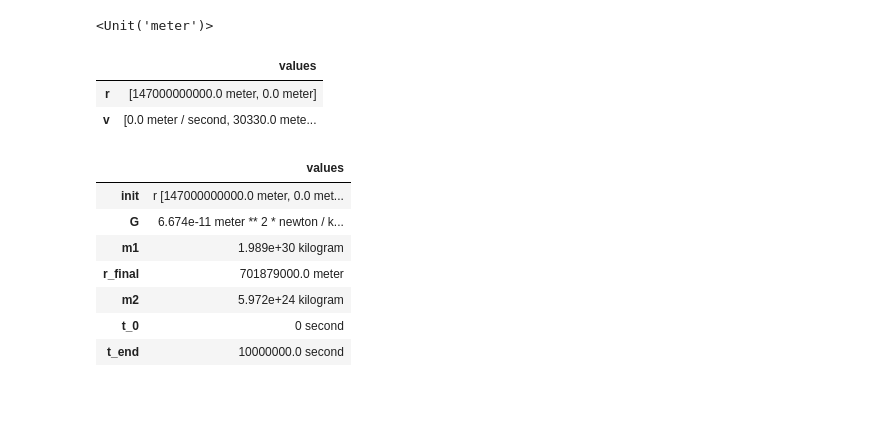
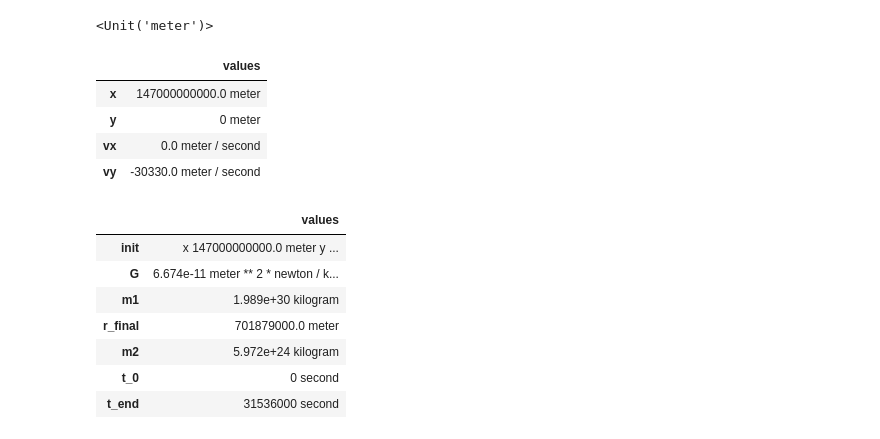
Before and after one commit to sbansal22/ModSimPy, a Jupyter notebook: code/orbit_homework.ipynb, the cells around one changed output. Drawn from its saved outputs; the diff is of its cells as text; code cells hidden in the pictures; blank space fills up the shorter version.

```diff
--- a/code/orbit_homework.ipynb
+++ b/code/orbit_homework.ipynb
@@ -35,17 +35,17 @@ m = UNITS.meter
 # %%
 # And an inition condition (with everything in SI units)
 r_0 = 147e9 * m
-x = 147e9 * m
-y = 0 * m
-vx = 0 * m /s
-vy = 30330 * m /s
 
-init = State(r = Vector (x, y),
-             v = Vector (vx, vy))
+init = State(x = r_0,
+             y = 0 * m,
+             vx = 0 * m /s,
+             vy = -30330 * m /s)
 # %% [output]
 |  | values |
-| r | [147000000000.0 meter, 0.0 meter] |
-| v | [0.0 meter / second, 30330.0 mete... |
+| x | 147000000000.0 meter |
+| y | 0 meter |
+| vx | 0.0 meter / second |
+| vy | -30330.0 meter / second |
 # %%
 # Making a system object
 
@@ -58,16 +58,16 @@ system = System(init=init,
                 r_final=r_sun + r_earth,
                 m2=5.972e24 * kg,
                 t_0=0 * s,
-                t_end=1e7 * s)
+                t_end=31536000 * s)
 # %% [output]
 |  | values |
-| init | r [147000000000.0 meter, 0.0 met... |
+| init | x 147000000000.0 meter y ... |
 | G | 6.674e-11 meter ** 2 * newton / k... |
 | m1 | 1.989e+30 kilogram |
 | r_final | 701879000.0 meter |
 | m2 | 5.972e+24 kilogram |
 | t_0 | 0 second |
-| t_end | 10000000.0 second |
+| t_end | 31536000 second |
 # %%
 # Here's a function that computes the force of gravity
 
```
Also changed, not shown: parts of 20 cells of this notebook.
